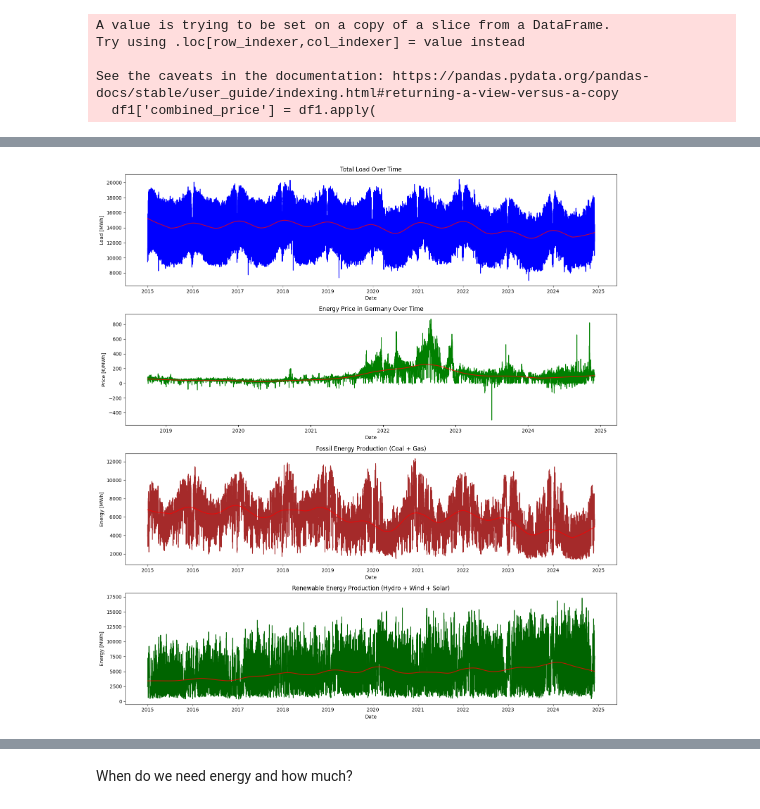
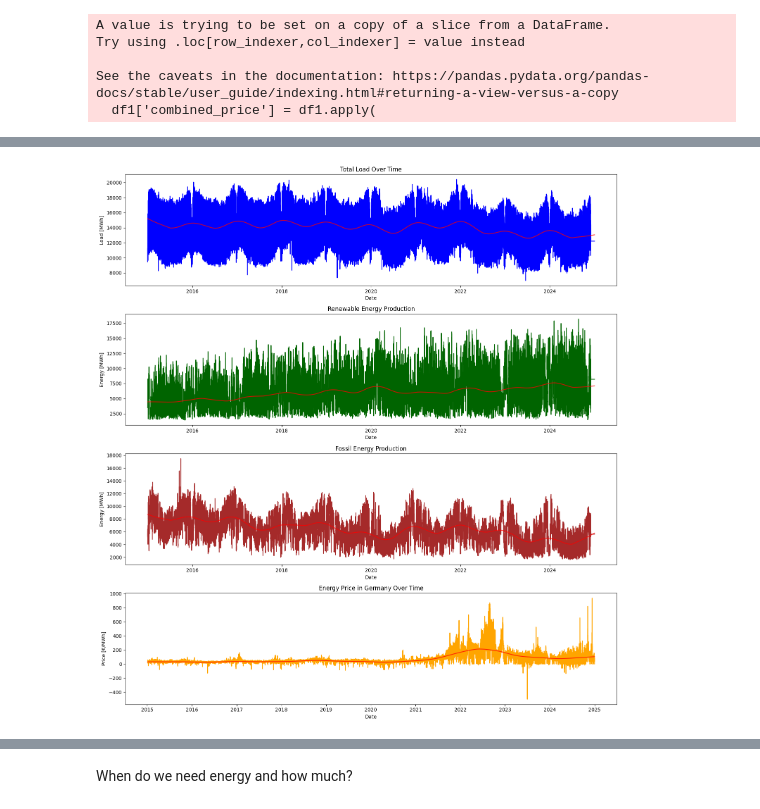
Before and after one commit to Timson1235/clouddocker, a Jupyter notebook: dataviz/capstone_project/main.ipynb, the cells around one changed output, grey strips where cells are left out. Drawn from its saved outputs; the diff is of its cells as text; code cells hidden in the pictures.

```diff
--- a/dataviz/capstone_project/main.ipynb
+++ b/dataviz/capstone_project/main.ipynb
@@ -52,19 +62,21 @@ AttributeError: module 'pandas' has no attribute 'to_csv'
 # %%
 verbrauch = pd.read_csv('Realisierter_Stromverbrauch_201501010000_202412020000_Viertelstunde.csv',sep=';')
 erzeugung = pd.read_csv('Realisierte_Erzeugung_201501010000_202412020000_Viertelstunde.csv',sep=';')
-preis = pd.read_csv('Gro_handelspreise_201501010000_202412020000_Stunde.csv',sep=';')
+# preis = pd.read_csv('Gro_handelspreise_201501010000_202412020000_Stunde.csv',sep=';')
 # %%
+
 # First, let's process the timestamps in the dataframes
 for df in [verbrauch, erzeugung, preis]:
     df['Datum von'] = pd.to_datetime(df['Datum von'], format='%d.%m.%Y %H:%M')
     df['Datum bis'] = pd.to_datetime(df['Datum bis'], format='%d.%m.%Y %H:%M')
 
-# Resample preis to 15-minute intervals to match other dataframes
-preis_resampled = preis.drop_duplicates(subset='Datum von').set_index('Datum von').resample('15T').ffill().reset_index()
+# Create a copy of preis with resampled data
+preis_resampled = preis.copy()
+preis_resampled = preis_resampled.drop_duplicates(subset='Datum von').set_index('Datum von').resample('15T').ffill().reset_index()
 
 # Merge the dataframes on 'Datum von'
 combined_df = verbrauch.merge(erzeugung, on=['Datum von', 'Datum bis'], how='outer')
-combined_df = combined_df.merge(preis_resampled[['Datum von', 'Deutschland/Luxemburg [€/MWh] Originalauflösungen']],
+combined_df = combined_df.merge(preis_resampled[['Datum von', 'price']],
                               on='Datum von',
                               how='outer')
 
@@ -72,6 +84,7 @@ combined_df = combined_df.merge(preis_resampled[['Datum von', 'Deutschland/Luxem
 numeric_columns = combined_df.select_dtypes(include=['object']).columns
 for col in numeric_columns:
     if col not in ['Datum von', 'Datum bis']:
-        # Replace '-' with NaN and convert to float
-        combined_df[col] = combined_df[col].str.replace('.', '').str.replace(',', '.').replace('-', np.nan).astype(float)
+        # Replace '-' with '0', remove thousand separators, and convert decimal separator
+        combined_df[col] = combined_df[col].str.replace('.', '').str.replace(',', '.').replace('-', '0').astype(float)
+        # Forward fill any remaining NaN values
         combined_df[col] = combined_df[col].ffill()
@@ -95,58 +157,66 @@ trend1 = lowess(
     downsampled_indices,
     frac=0.1
 )
 ax1.plot(combined_df['Datum von'][downsampled_indices], trend1[:, 1], "r-", alpha=0.8)
 
-# Plot 2: Energy price in Germany (green)
-valid_prices = combined_df['Deutschland/Luxemburg [€/MWh] Originalauflösungen'].dropna()
-valid_dates = combined_df['Datum von'][valid_prices.index]
-downsampled_indices_prices = np.arange(0, len(valid_prices), downsample_factor)
-ax2.plot(combined_df['Datum von'], combined_df['Deutschland/Luxemburg [€/MWh] Originalauflösungen'], color='green')
-ax2.set_title('Energy Price in Germany Over Time')
+# Plot 2: Renewable Energy (dark green)
+renewable = (
+    combined_df['Biomasse [MWh] Originalauflösungen'] +
+    combined_df['Wasserkraft [MWh] Originalauflösungen'] +
+    combined_df['Wind Offshore [MWh] Originalauflösungen'] +
+    combined_df['Wind Onshore [MWh] Originalauflösungen'] +
+    combined_df['Photovoltaik [MWh] Originalauflösungen'] +
+    combined_df['Sonstige Erneuerbare [MWh] Originalauflösungen']
+)
+ax2.plot(combined_df['Datum von'], renewable, color='darkgreen')
+ax2.set_title('Renewable Energy Production')
 ax2.set_xlabel('Date')
-ax2.set_ylabel('Price [€/MWh]')
-trend2 = lowess(
-    valid_prices.iloc[downsampled_indices_prices],
-    downsampled_indices_prices,
+ax2.set_ylabel('Energy [MWh]')
+trend4 = lowess(
+    renewable[downsampled_indices],
+    downsampled_indices,
     frac=0.1
 )
-ax2.plot(valid_dates.iloc[downsampled_indices_prices], trend2[:, 1], "r-", alpha=0.8)
+ax2.plot(combined_df['Datum von'][downsampled_indices], trend4[:, 1], "r-", alpha=0.8)
 
 # Plot 3: Fossil Energy (brown)
-fossil = (combined_df['Braunkohle [MWh] Originalauflösungen'] +
-          combined_df['Erdgas [MWh] Originalauflösungen'] +
-          combined_df['Steinkohle [MWh] Originalauflösungen'])
+fossil = (
+    combined_df['Braunkohle [MWh] Originalauflösungen'] +
+    combined_df['Steinkohle [MWh] Originalauflösungen'] +
+    combined_df['Erdgas [MWh] Originalauflösungen'] +
+    combined_df['Sonstige Konventionelle [MWh] Originalauflösungen']
+)
 ax3.plot(combined_df['Datum von'], fossil, color='brown')
-ax3.set_title('Fossil Energy Production (Coal + Gas)')
+ax3.set_title('Fossil Energy Production')
 ax3.set_xlabel('Date')
 ax3.set_ylabel('Energy [MWh]')
 trend3 = lowess(
     fossil[downsampled_indices],
     downsampled_indices,
     frac=0.1
 )
 ax3.plot(combined_df['Datum von'][downsampled_indices], trend3[:, 1], "r-", alpha=0.8)
 
-# Plot 4: Renewable Energy (green)
-renewable = (combined_df['Wasserkraft [MWh] Originalauflösungen'] +
-            combined_df['Wind Offshore [MWh] Originalauflösungen'] +
-            combined_df['Wind Onshore [MWh] Originalauflösungen'] +
-            combined_df['Photovoltaik [MWh] Originalauflösungen'])
-ax4.plot(combined_df['Datum von'], renewable, color='darkgreen')
-ax4.set_title('Renewable Energy Production (Hydro + Wind + Solar)')
+
+# Plot 4: Energy price in Germany (orange)
+valid_prices = combined_df['price'].dropna()
+valid_dates = combined_df['Datum von'][valid_prices.index]
+downsampled_indices_prices = np.arange(0, len(valid_prices), downsample_factor)
+ax4.plot(combined_df['Datum von'], combined_df['price'], color='orange')
+ax4.set_title('Energy Price in Germany Over Time')
 ax4.set_xlabel('Date')
-ax4.set_ylabel('Energy [MWh]')
-trend4 = lowess(
-    renewable[downsampled_indices],
-    downsampled_indices,
+ax4.set_ylabel('Price [€/MWh]')
+trend2 = lowess(
+    valid_prices.iloc[downsampled_indices_prices],
+    downsampled_indices_prices,
     frac=0.1
 )
-ax4.plot(combined_df['Datum von'][downsampled_indices], trend4[:, 1], "r-", alpha=0.8)
+ax4.plot(valid_dates.iloc[downsampled_indices_prices], trend2[:, 1], "r-", alpha=0.8)
 
 # Adjust layout to avoid overlap
 plt.tight_layout()
 
 # Show the plot
 plt.show()
 # %% [output]
-[figure, old version]
+[figure, new version]
```
Also changed, not shown: parts of 14 cells of this notebook, 4 other files.
